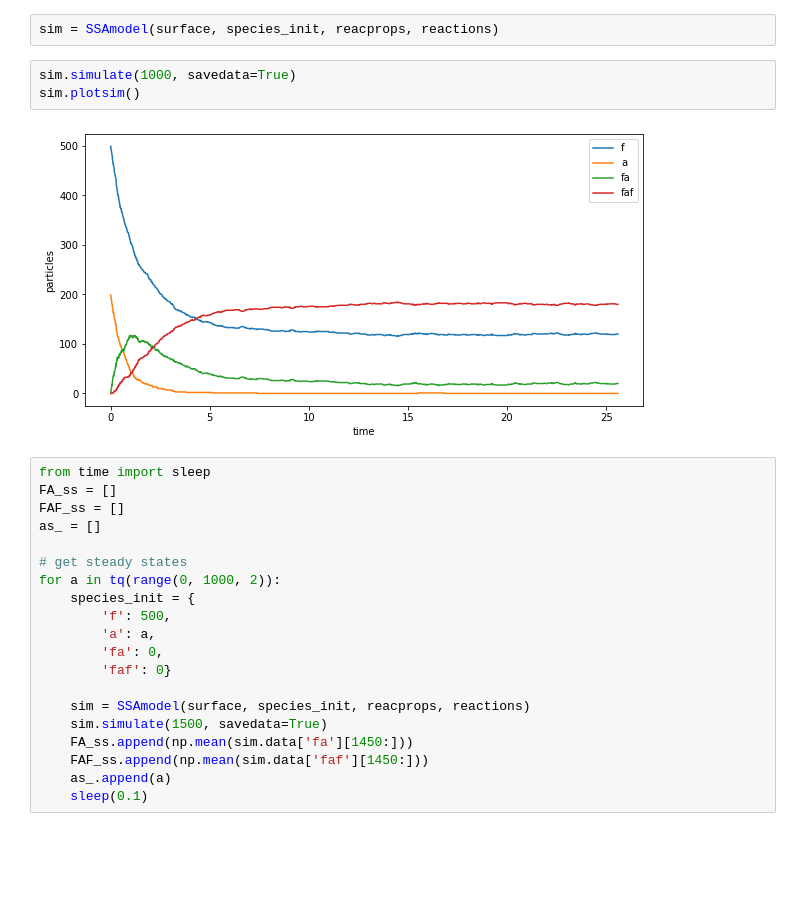
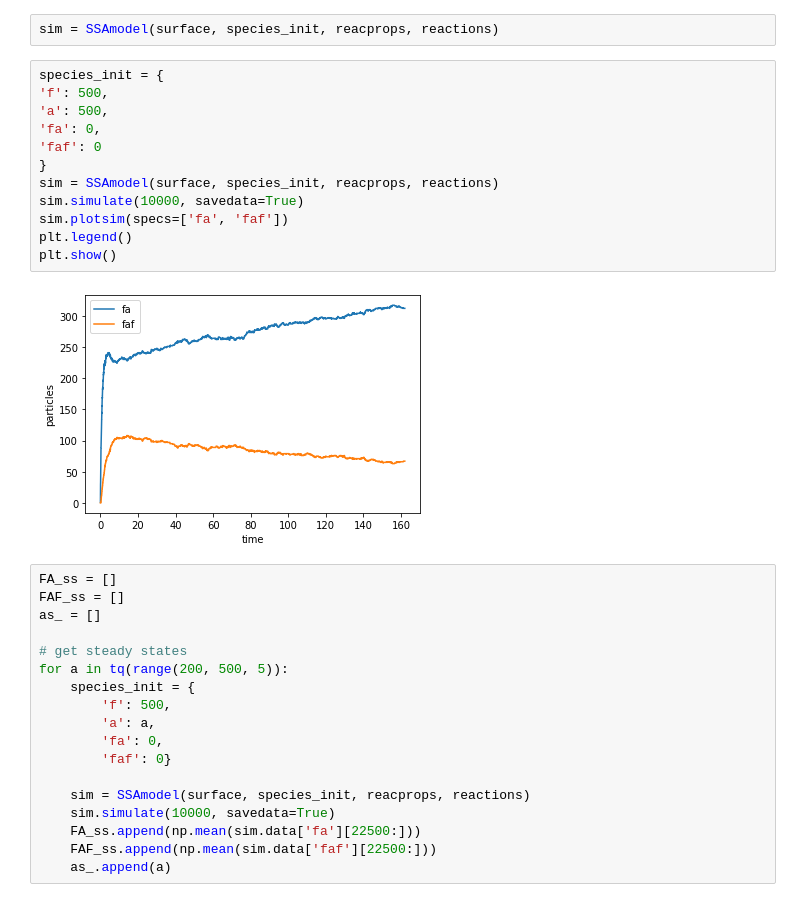
Before and after one commit to mileswhen/gillessa, a Jupyter notebook: SSAmodel.ipynb, the cells around one changed output. Saved outputs shown, nothing was run; the diff lists cells and outputs as text; blank space fills up the shorter version.

```diff
--- a/SSAmodel.ipynb
+++ b/SSAmodel.ipynb
@@ -258,19 +260,27 @@ reactions = {
 }
 # %%
 sim = SSAmodel(surface, species_init, reacprops, reactions)
-# %%
-sim.simulate(1000, savedata=True)
-sim.plotsim()
-# %% [output]
-[figure, removed]
+# %%
+species_init = {
+'f': 500,
+'a': 500,
+'fa': 0,
+'faf': 0
+}
+sim = SSAmodel(surface, species_init, reacprops, reactions)
+sim.simulate(10000, savedata=True)
+sim.plotsim(specs=['fa', 'faf'])
+plt.legend()
+plt.show()
+# %% [output]
+[figure, added]
 # %%
-from time import sleep
 FA_ss = []
 FAF_ss = []
 as_ = []
 
 # get steady states
-for a in tq(range(0, 1000, 2)):
+for a in tq(range(200, 500, 5)):
     species_init = {
         'f': 500,
         'a': a,
@@ -278,11 +288,10 @@ for a in tq(range(0, 1000, 2)):
         'faf': 0}
 
     sim = SSAmodel(surface, species_init, reacprops, reactions)
-    sim.simulate(1500, savedata=True)
-    FA_ss.append(np.mean(sim.data['fa'][1450:]))
-    FAF_ss.append(np.mean(sim.data['faf'][1450:]))
+    sim.simulate(10000, savedata=True)
+    FA_ss.append(np.mean(sim.data['fa'][22500:]))
+    FAF_ss.append(np.mean(sim.data['faf'][22500:]))
     as_.append(a)
-    sleep(0.1)
 # %%
 plt.figure(figsize=[10,5])
 plt.plot(as_, FA_ss, '-')
```
Also changed, not shown: parts of 2 cells of this notebook.
